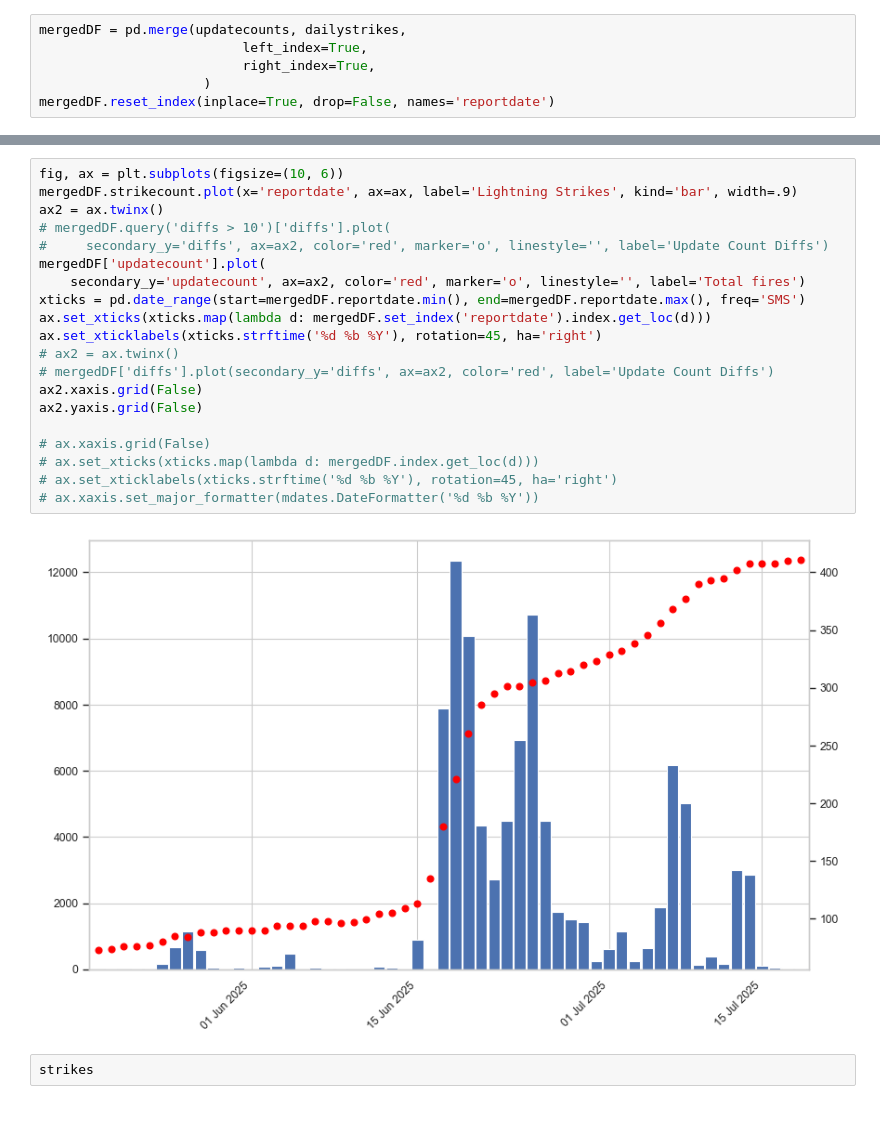
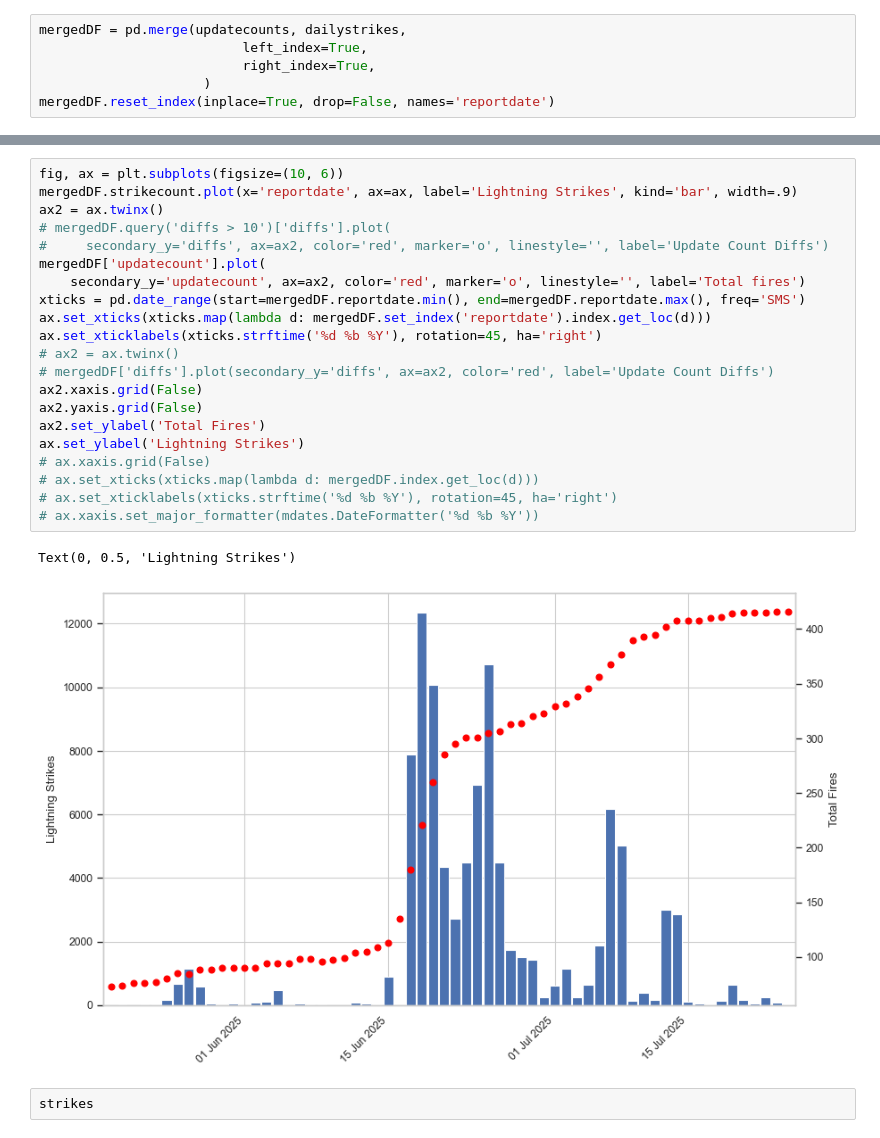
Before and after one commit to PanCanAK-Fire/hnl-fire-data, a Jupyter notebook: JupyterNotebooks/aggregate_lightning.ipynb, the cells around one changed output, grey strips where cells are left out. Saved outputs shown, nothing was run; the diff lists cells and outputs as text.

```diff
--- a/JupyterNotebooks/aggregate_lightning.ipynb
+++ b/JupyterNotebooks/aggregate_lightning.ipynb
@@ -127,25 +123,27 @@ mergedDF
 # %%
 fig, ax = plt.subplots(figsize=(10, 6))
 mergedDF.strikecount.plot(x='reportdate', ax=ax, label='Lightning Strikes', kind='bar', width=.9)
 ax2 = ax.twinx()
 # mergedDF.query('diffs > 10')['diffs'].plot(
 #     secondary_y='diffs', ax=ax2, color='red', marker='o', linestyle='', label='Update Count Diffs')
 mergedDF['updatecount'].plot(
     secondary_y='updatecount', ax=ax2, color='red', marker='o', linestyle='', label='Total fires')
 xticks = pd.date_range(start=mergedDF.reportdate.min(), end=mergedDF.reportdate.max(), freq='SMS')
 ax.set_xticks(xticks.map(lambda d: mergedDF.set_index('reportdate').index.get_loc(d)))
 ax.set_xticklabels(xticks.strftime('%d %b %Y'), rotation=45, ha='right')
 # ax2 = ax.twinx()
 # mergedDF['diffs'].plot(secondary_y='diffs', ax=ax2, color='red', label='Update Count Diffs')
 ax2.xaxis.grid(False)
 ax2.yaxis.grid(False)
-
+ax2.set_ylabel('Total Fires')
+ax.set_ylabel('Lightning Strikes')
 # ax.xaxis.grid(False)
 # ax.set_xticks(xticks.map(lambda d: mergedDF.index.get_loc(d)))
 # ax.set_xticklabels(xticks.strftime('%d %b %Y'), rotation=45, ha='right')
 # ax.xaxis.set_major_formatter(mdates.DateFormatter('%d %b %Y'))
 # %% [output]
+Text(0, 0.5, 'Lightning Strikes')
-[figure, old version]
+[figure, new version]
 # %%
 strikes
 # %% [output]
```
Also changed, not shown: parts of 4 cells of this notebook, 27 other files.
